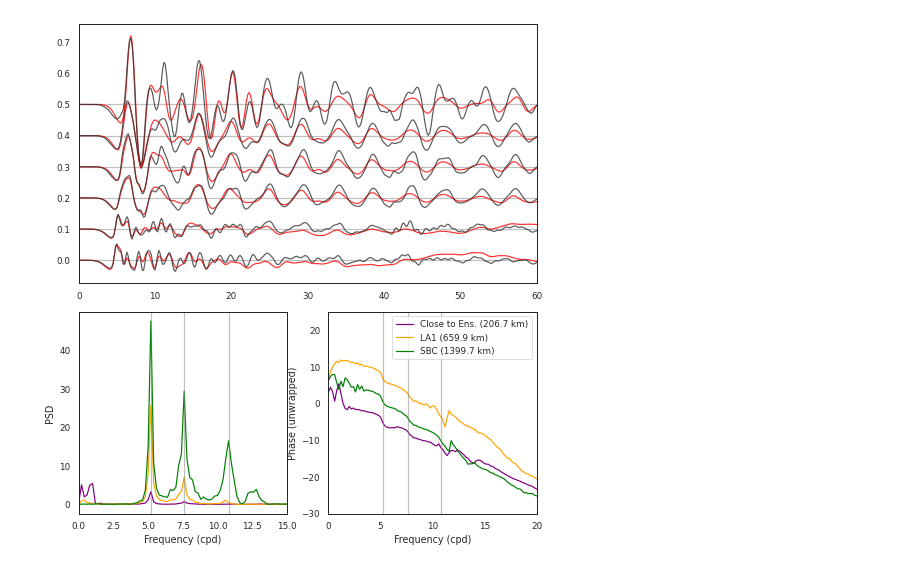
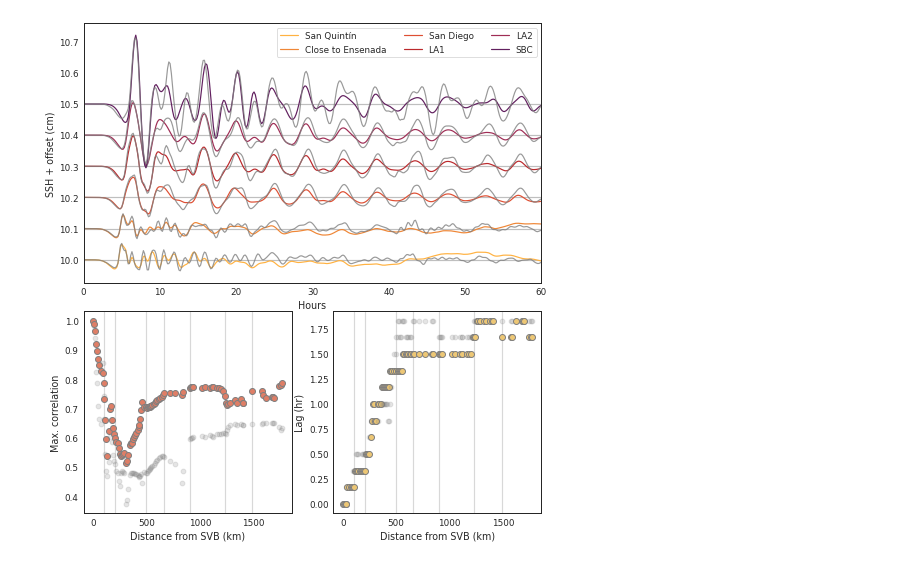
Before and after one commit to anakarinarm/notebooks_SVB, a Jupyter notebook: MITgcm/domain5/figures_paper/figure04.ipynb, the cells around one changed output. Drawn from its saved outputs; the diff is of its cells as text; code cells hidden in the pictures.

```diff
--- a/MITgcm/domain5/figures_paper/figure04.ipynb
+++ b/MITgcm/domain5/figures_paper/figure04.ipynb
@@ -49,55 +53,90 @@ depth = ds['Depth'][:]
 # %%
 sns.set_context('paper')
 sns.set_style('white')
 
 time = np.arange(0,720)*600
-colors = ['purple', 'orange','green']
+colors=[ "#df7e66", "#94b594", "#224b5e","#b75347",]
+colors2=("#ffd353", "#ffb242", "#ef8737", "#de4f33", "#bb292c", "#9f2d55", "#62205f", "#341648")
 
 fig = plt.figure(figsize=(7.48,8))
 gs1 = gridspec.GridSpec(1,1)
-gs1.update(left=0.05,bottom=0.5, top=0.95, wspace=0.05, hspace=0.15)
+gs1.update(left=0.05,bottom=0.5, top=0.95, wspace=0.05, hspace=0.2)
 ax1 = plt.subplot(gs1[0,0])
 offset=0
 
 gs2 = gridspec.GridSpec(1, 2, wspace=0.2)
 gs2.update(left=0.05,bottom=0.1, top=0.45, hspace=0.05)
 ax2 = plt.subplot(gs2[0,0])
 ax3 = plt.subplot(gs2[0,1])
 
-for kk, col, lab in zip([100, 307, 440],colors, ['Close to Ens.','LA1','SBC']):
-    ax2.plot(spec_febTS.Freq, spec_febTS.psd_data[kk,:],color=col,
-             label='%s, (%1.1f km)' %(lab,X[kk]))
-    ax3.plot(spec_febTS.Freq, np.unwrap(spec_febTS.phase_data[kk,:]),
-             color=col,label='%s (%1.1f km)' %(lab,X[kk]))
-ax2.axvline(5.2, color='0.5', alpha=0.5)
-ax3.axvline(5.2, color='0.5', alpha=0.5)
-ax2.axvline(7.6, color='0.5', alpha=0.5)
-ax3.axvline(7.6, color='0.5', alpha=0.5)
-ax2.axvline(10.8, color='0.5', alpha=0.5)
-ax3.axvline(10.8, color='0.5', alpha=0.5)
+# ---- lagged- corss-correlations
+kk1 = 0
+nt = 144 # one-day long time series
+dx = 10
 
-ax3.legend(ncol=1)
-ax2.set_xlim(0,15)
-ax3.set_ylim(-30,25)
-ax3.set_xlim(0,20)
-ax2.set_xlabel('Frequency (cpd)')
-ax3.set_xlabel('Frequency (cpd)')
-ax2.set_ylabel('PSD')
-ax3.set_ylabel('Phase (unwrapped)')
+for kk, lab in zip([47,100,230,307,335,400,450],
+                   ['San Quintín','Close to Ensenada','San Diego','LA1','LA2','SBC1','SBC2']):
+    ax2.axvline(ssh_febTS.X[kk], color='0.7', alpha=0.5)
+    ax3.axvline(ssh_febTS.X[kk], color='0.7', alpha=0.5)
 
-for kk, lab in zip([47,100,230,307,335,440],
-                   ['San Quintín', 'Close to Ensenada','San Diego','LA1','LA2','SBC']):
+for kk2 in range(0,500,5):
+    ssh1 = (ssh_febTS.curtain_data[:nt,kk1]-ssh_febTS_NoB.curtain_data[:nt,kk1]).data
+    df1 = pd.DataFrame({'time':ssh_febTS.T[:nt].data,
+                       'ssh':ssh1})
+    ssh2 = (ssh_febTS.curtain_data[:nt,kk2]-ssh_febTS_NoB.curtain_data[:nt,kk2]).data
+    df2 = pd.DataFrame({'time':ssh_febTS.T[:nt].data,
+                       'ssh':ssh2})
+
+
+    ssh1b = (ssh_baro.curtain_data[:nt,kk1]-ssh_baro_NoB.curtain_data[:nt,kk1]).data
+    df1b = pd.DataFrame({'time':ssh_baro.T[:nt].data,
+                       'ssh':ssh1b})
+    ssh2b = (ssh_baro.curtain_data[:nt,kk2]-ssh_baro_NoB.curtain_data[:nt,kk2]).data
+    df2b = pd.DataFrame({'time':ssh_baro.T[:nt].data,
+                       'ssh':ssh2b})
+    d1 = df1.ssh
+    d2 = df2.ssh
+    d1b = df1b.ssh
+    d2b = df2b.ssh
+    periods = nt/4
+
+    rs = [crosscorr(d1, d2, lag) for lag in range(-int(periods),int(periods))]
+    offset = np.floor(len(rs)/2)-np.argmax(rs)
+
+    rsb = [crosscorr(d1b, d2b, lag) for lag in range(-int(periods),int(periods))]
+    offsetb = np.floor(len(rsb)/2)-np.argmax(rsb)
+
+
+    ax2.plot(ssh_baro.X[kk2],np.nanmax(rsb),'o', markeredgecolor='0.5', color="0.5", alpha=0.2)
+    ax3.plot(ssh_baro.X[kk2],(offsetb*600)/3600, 'o', markeredgecolor='0.5', color="0.5", alpha=0.2)
+    ax2.plot(ssh_febTS.X[kk2],np.nanmax(rs),'o', markersize=6, markeredgecolor="0.5", color="#df7e66")
+    ax3.plot(ssh_febTS.X[kk2],(offset*600)/3600, 'o', markersize=6,markeredgecolor="0.5", color="#edc775")
+
+ax2.set_xlabel('Distance from SVB (km)')
+ax3.set_xlabel('Distance from SVB (km)')
+ax2.set_ylabel('Max. correlation')
+ax3.set_ylabel('Lag (hr)')
+ax2.tick_params(axis='both', which='major', pad=0)
+ax3.tick_params(axis='both', which='major', pad=0)
+
+# ---- time series --------------
+
+for kk, lab, col in zip([47,100,230,307,335,440],
+                   ['San Quintín', 'Close to Ensenada','San Diego','LA1','LA2','SBC'], colors2[1:]):
     eta = 100*(ssh_febTS.curtain_data[:,kk]-ssh_febTS_NoB.curtain_data[:,kk])+offset
     etab = 100*(ssh_baro.curtain_data[:,kk]-ssh_baro_NoB.curtain_data[:,kk])+offset
     ax1.axhline(offset, color='0.5', alpha=0.5)
-    ax1.plot(ssh_febTS.T/3600,eta, label=lab , alpha=0.8, color='red')
-    ax1.plot(ssh_baro.T/3600,etab, label=lab , alpha=0.8, color='0.2')
+    ax1.plot(ssh_febTS.T/3600,eta, label=lab , alpha=1, color=col)
+    ax1.plot(ssh_baro.T/3600,etab , alpha=0.8, color='0.5')
     offset = offset + 0.1
 ax1.set_xlim(0,24*2.5)
-
+ax1.tick_params(axis='both', which='major', pad=0)
+ax1.legend(ncol=3)
+ax1.set_ylabel('SSH + offset (cm)')
+ax1.set_xlabel('Hours')
 # --------------------------------
 
 
 plt.savefig('figure4.png', dpi=500, bbox_inches='tight')
 # %% [output]
-[figure, old version]
+[figure, new version]
```
Also changed, not shown: parts of 3 cells of this notebook, 1 other file.
